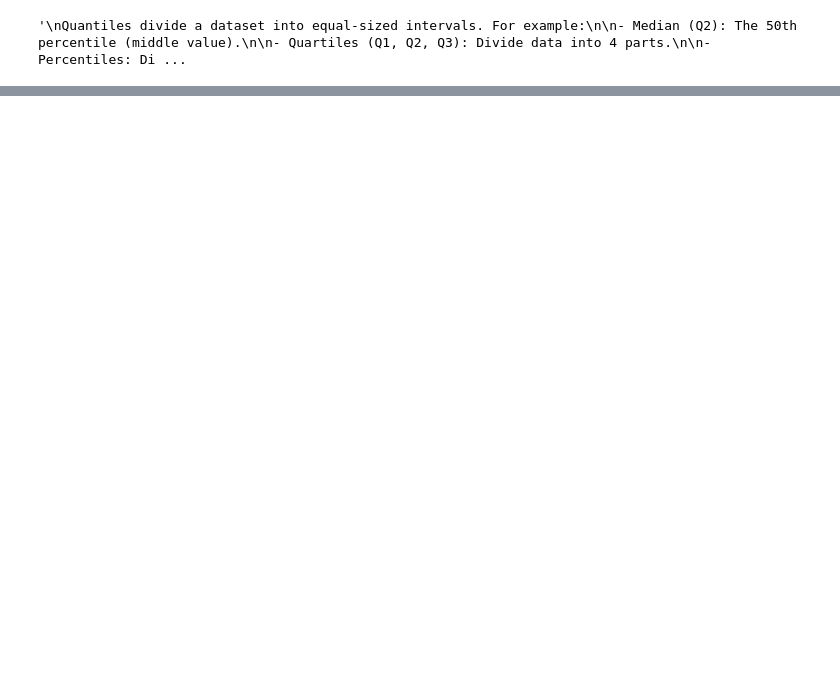
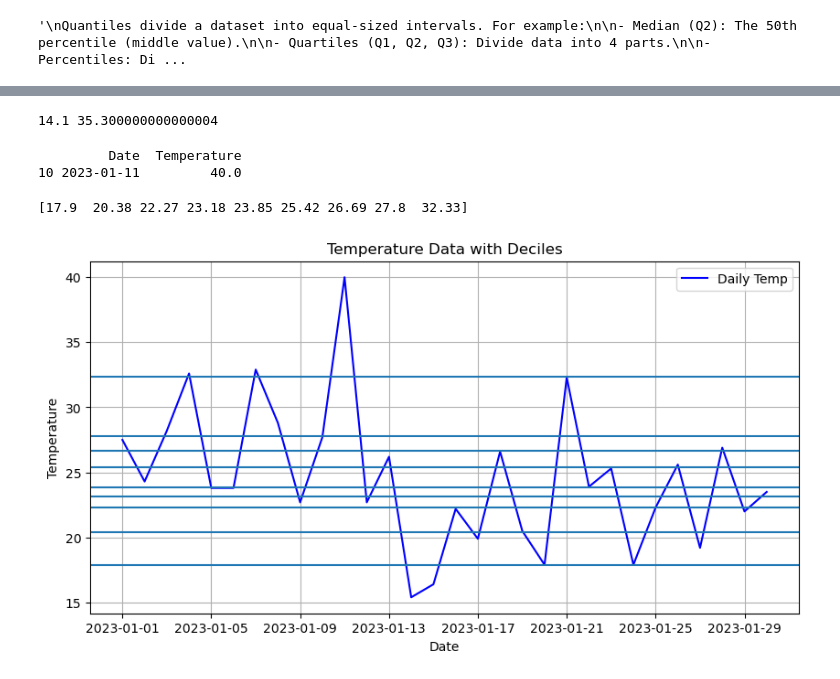
Before and after one commit to sush-hant/QuantMind, a Jupyter notebook: 2_Quantiles_Quartiles_Percentiles.ipynb, the cells around one changed output, grey strips where cells are left out. Drawn from its saved outputs; the diff is of its cells as text; code cells hidden in the pictures; blank space fills up the shorter version.

```diff
--- a/2_Quantiles_Quartiles_Percentiles.ipynb
+++ b/2_Quantiles_Quartiles_Percentiles.ipynb
@@ -126,4 +190,50 @@ print(df.head())
 # %%
-# Your solution to task 2
+# Your solution to task 3
+# Detect Outliers
+#The plot for outliers is above
+
+lower_bound = quantiles[0] - 1.5*IQR
+
+upper_bound = quantiles[2] + 1.5*IQR
+
+
+print(lower_bound, upper_bound)
+# %% [output]
+14.1 35.300000000000004
+# %%
+outliers = df[(df['Temperature'] < lower_bound) | (df['Temperature'] > upper_bound)]
+print(outliers)
+# %% [output]
+         Date  Temperature
+10 2023-01-11         40.0
 # %%
-# Your solution to task 3
+# Your solution to task 4
+# Compare Different Quantiles
+
+deciles = np.percentile(df["Temperature"], np.arange(10, 100, 10))
+
+print( deciles)
+
+
+plt.figure(figsize=(10, 5))
+plt.plot(
+    df["Date"].values,
+    df["Temperature"].values,
+    label="Daily Temp",
+    color='blue'
+    )
+
+
+for i in range(len(deciles)):
+    plt.axhline(y=deciles[i])
+
+
+plt.xlabel("Date")
+plt.ylabel("Temperature")
+plt.title("Temperature Data with Deciles")
+plt.legend()
+plt.grid()
+plt.show()
+# %% [output]
+[17.9  20.38 22.27 23.18 23.85 25.42 26.69 27.8  32.33]
+[figure, added]
```
Also changed, not shown: parts of 9 cells of this notebook, 9 other files.
